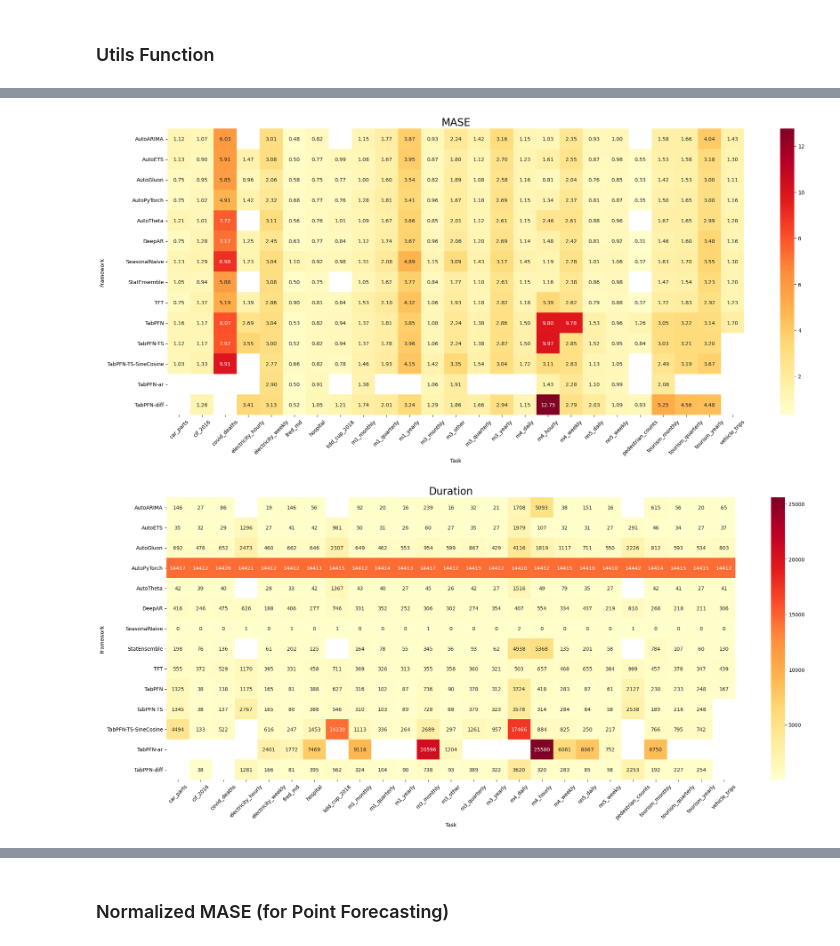
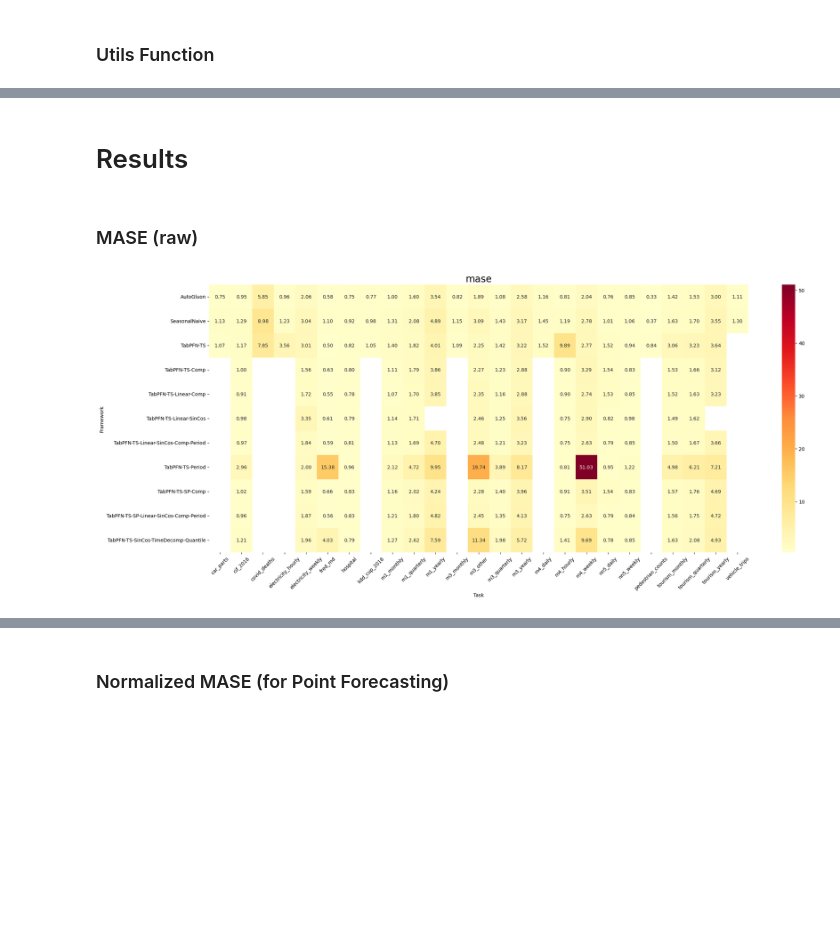
Before and after one commit to liam-sbhoo/automlbenchmark, a Jupyter notebook: master_results/plot_wandb.ipynb, the cells around one changed output, grey strips where cells are left out. Drawn from its saved outputs; the diff is of its cells as text; code cells hidden in the pictures; blank space fills up the shorter version.

```diff
--- a/master_results/plot_wandb.ipynb
+++ b/master_results/plot_wandb.ipynb
@@ -85,7 +101,7 @@ import time
 start = time.time()
 
 all_runs_data = []
-with ThreadPoolExecutor(max_workers=8) as executor:  # Adjust 'max_workers' based on your network conditions
+with ThreadPoolExecutor(max_workers=16) as executor:  # Adjust 'max_workers' based on your network conditions
     futures = [executor.submit(fetch_run_data, run) for run in runs]
     for future in tqdm(as_completed(futures), total=len(futures)):
         all_runs_data.append(future.result())
@@ -100 +116,15 @@ Time taken: 11.49 seconds
+# %%
+import numpy as np
+
+# Preprocess data (convert to float, NaN value -> inf)
+numerical_cols = ['mase', 'wql', 'predict_duration', 'training_duration', 'result']
+for col in numerical_cols:
+    df_all_runs[col] = df_all_runs[col].astype(float)
+    # df_all_runs[col] = df_all_runs[col].fillna(float('inf')).replace([float('inf'), np.nan], np.nan).astype(float)
+
+df_all_runs.dropna(subset=['result'], inplace=True)
+
+# Get relevant columns only
+df_all_runs = df_all_runs[['framework', 'task', 'mase', 'wql', 'predict_duration', 'training_duration', 'seed']]
+df_all_runs['seed'] = df_all_runs['seed'].astype(int)
 # %%
@@ -124,2 +153,0 @@ df_all_runs.reset_index(drop=True, inplace=True)
-# %%
-df_all_runs.dropna(inplace=True)
@@ -146 +168,7 @@ print(df_all_runs.to_string())
+# %%
+df_all_runs = df_all_runs.groupby(['framework', 'task']).agg({
+    'mase': 'mean',
+    'wql': 'mean',
+    'total_duration': 'mean',
+}).reset_index()
 # %% [markdown]
@@ -254,14 +321,8 @@ df_all_runs.pivot(index='framework', columns='task', values='mase')
+# %% [markdown]
+# Results
+# %% [markdown]
+### MASE (raw)
 # %%
-# Create Pivot tables for plotting
-df_mase_pivot = df_all_runs.pivot(index='framework', columns='task', values='mase')
-
-# Customized annotation (each cell should be value of mase and total duration as a subtext)
-df_duration_pivot = df_all_runs.pivot(index='framework', columns='task', values='total_duration')
-df_mase_annot = df_mase_pivot.round(2).astype(str) + "\n(" + df_duration_pivot.fillna(-1).astype(int).astype(str) + "s)"
-
-
-plot_heatmap(df_mase_pivot, "MASE", "Task", "Framework", annot_format="0.2f")
-plot_heatmap(df_duration_pivot, "Duration", "Task", "Framework")
+plot_metric_against_framework(df_all_runs, 'mase', annot_format=".2f")
 # %% [output]
-[figure, old version]
+[figure, new version]
-[figure, removed]
```
Also changed, not shown: parts of 29 cells of this notebook, 12 other files.
